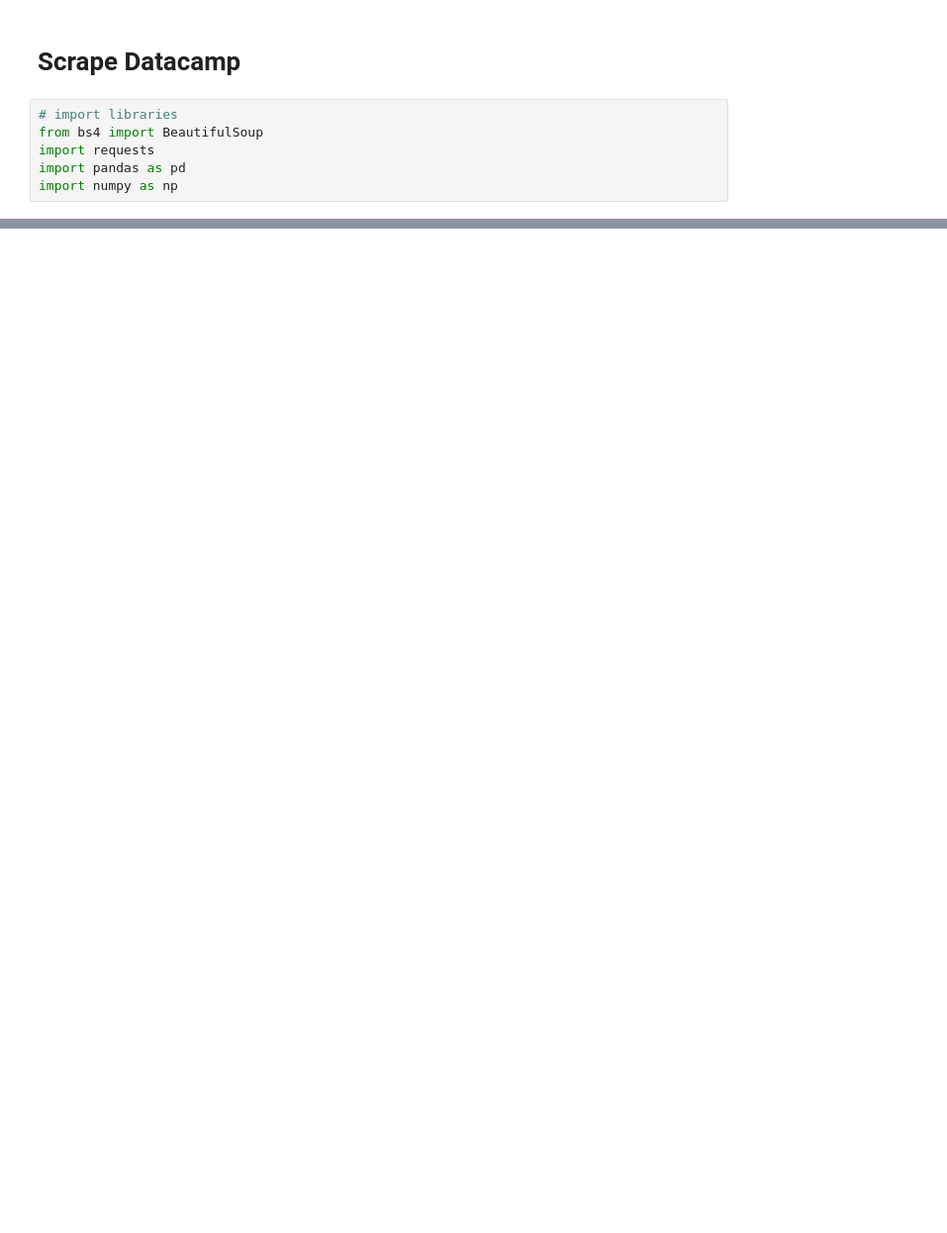
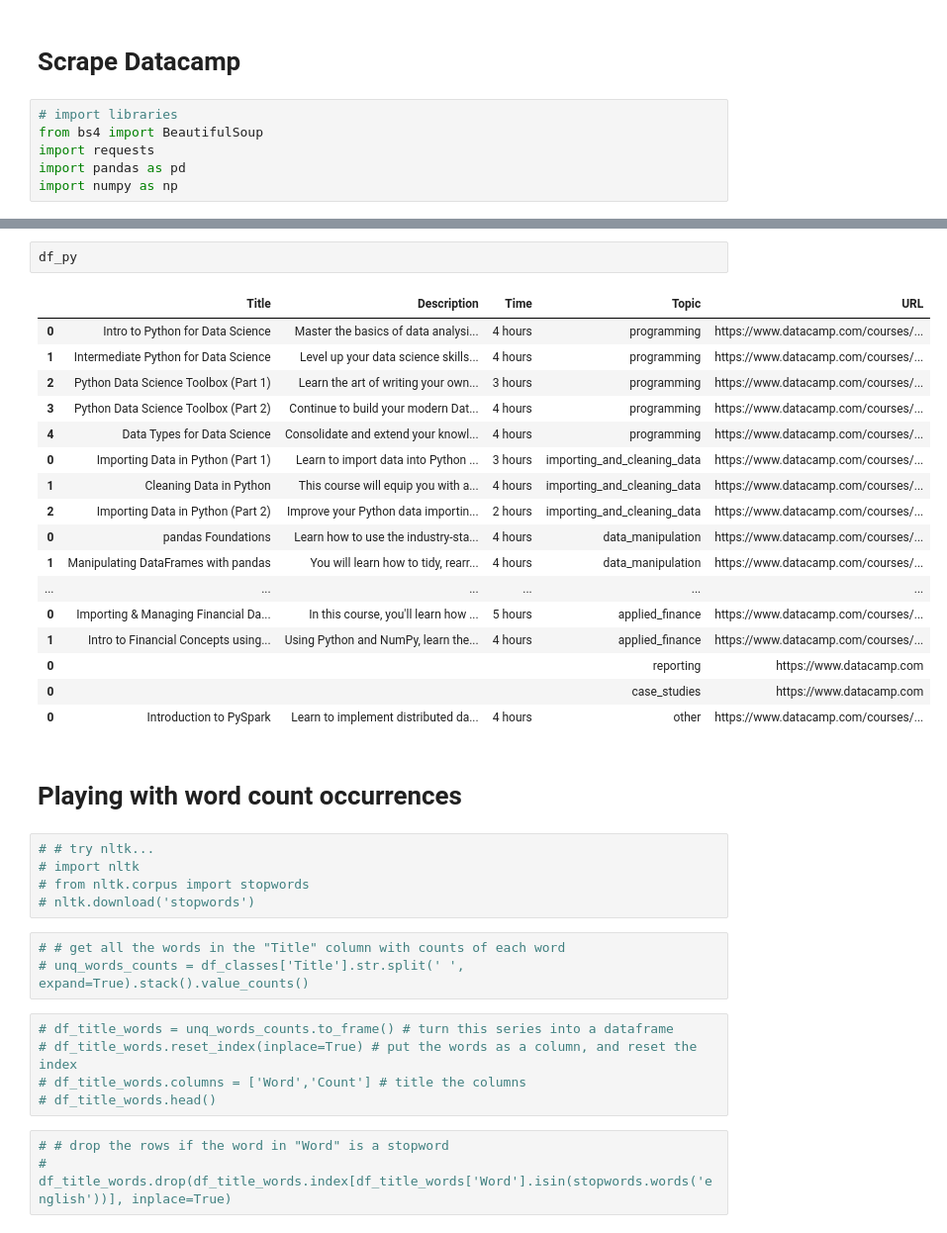
Before and after one commit to gifforda/scrape_datacamp, a Jupyter notebook: datacamp_scraping.ipynb, the cells around one changed output, grey strips where cells are left out. Shown: that part at 99% size. Saved outputs shown, nothing was run; the diff lists cells and outputs as text; blank space fills up the shorter version.

```diff
--- a/datacamp_scraping.ipynb
+++ b/datacamp_scraping.ipynb
@@ -156,0 +123,38 @@ len(df_title_words)
+# %%
+df_py
+# %% [output]
+|  | Title | Description | Time | Topic | URL |
+| 0 | Intro to Python for Data Science | Master the basics of data analysi... | 4 hours | programming | https://www.datacamp.com/courses/... |
+| 1 | Intermediate Python for Data Science | Level up your data science skills... | 4 hours | programming | https://www.datacamp.com/courses/... |
+| 2 | Python Data Science Toolbox (Part 1) | Learn the art of writing your own... | 3 hours | programming | https://www.datacamp.com/courses/... |
+| 3 | Python Data Science Toolbox (Part 2) | Continue to build your modern Dat... | 4 hours | programming | https://www.datacamp.com/courses/... |
+| 4 | Data Types for Data Science | Consolidate and extend your knowl... | 4 hours | programming | https://www.datacamp.com/courses/... |
+| 0 | Importing Data in Python (Part 1) | Learn to import data into Python ... | 3 hours | importing_and_cleaning_data | https://www.datacamp.com/courses/... |
+| 1 | Cleaning Data in Python | This course will equip you with a... | 4 hours | importing_and_cleaning_data | https://www.datacamp.com/courses/... |
+| 2 | Importing Data in Python (Part 2) | Improve your Python data importin... | 2 hours | importing_and_cleaning_data | https://www.datacamp.com/courses/... |
+| 0 | pandas Foundations | Learn how to use the industry-sta... | 4 hours | data_manipulation | https://www.datacamp.com/courses/... |
+| 1 | Manipulating DataFrames with pandas | You will learn how to tidy, rearr... | 4 hours | data_manipulation | https://www.datacamp.com/courses/... |
+| ... | ... | ... | ... | ... | ... |
+| 0 | Importing & Managing Financial Da... | In this course, you'll learn how ... | 5 hours | applied_finance | https://www.datacamp.com/courses/... |
+| 1 | Intro to Financial Concepts using... | Using Python and NumPy, learn the... | 4 hours | applied_finance | https://www.datacamp.com/courses/... |
+| 0 |  |  |  | reporting | https://www.datacamp.com |
+| 0 |  |  |  | case_studies | https://www.datacamp.com |
+| 0 | Introduction to PySpark | Learn to implement distributed da... | 4 hours | other | https://www.datacamp.com/courses/... |
+# %% [markdown]
+# Playing with word count occurrences
+# %%
+# # try nltk...
+# import nltk
+# from nltk.corpus import stopwords
+# nltk.download('stopwords')
+# %%
+# # get all the words in the "Title" column with counts of each word
+# unq_words_counts = df_classes['Title'].str.split(' ', expand=True).stack().value_counts()
+# %%
+# df_title_words = unq_words_counts.to_frame() # turn this series into a dataframe
+# df_title_words.reset_index(inplace=True) # put the words as a column, and reset the index
+# df_title_words.columns = ['Word','Count'] # title the columns
+# df_title_words.head()
+# %%
+# # drop the rows if the word in "Word" is a stopword
+# df_title_words.drop(df_title_words.index[df_title_words['Word'].isin(stopwords.words('english'))], inplace=True)
```
Also changed, not shown: parts of 36 cells of this notebook.
